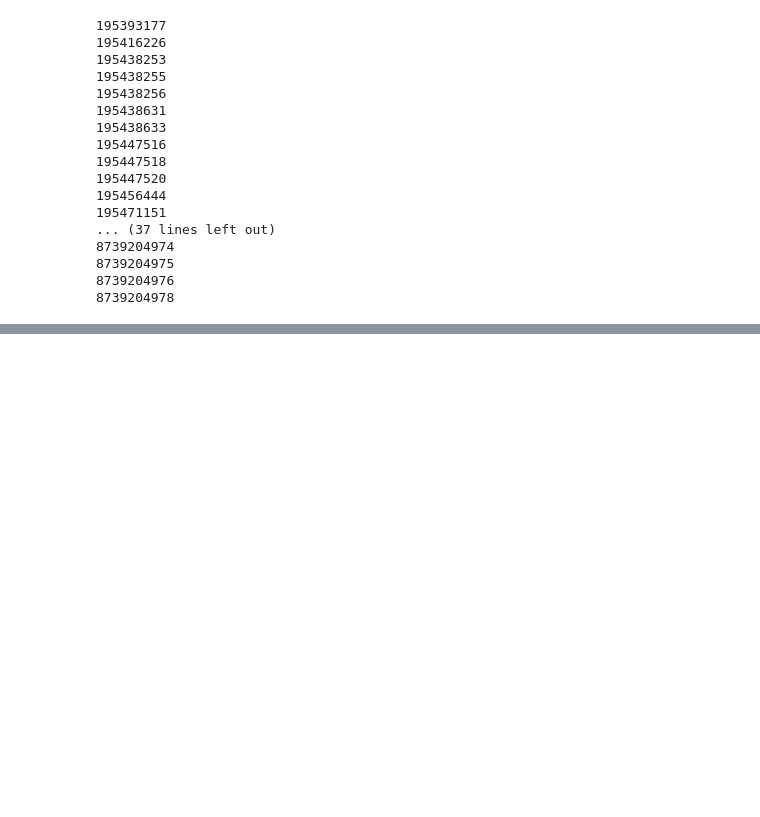
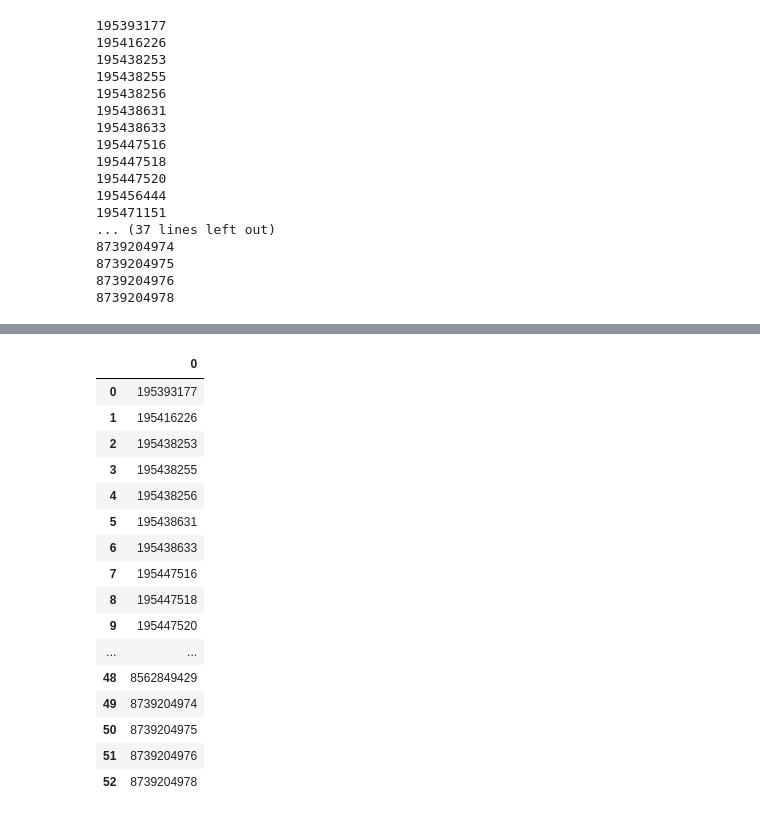
Before and after one commit to Monty2211/Optimal-City-Resource-Deployment-and-Path-Planning-with-Multiple-City-Agencies, a Jupyter notebook: Garbage-Pickup/Bounding Box Co-ordinates.ipynb, the cells around one changed output, grey strips where cells are left out. Saved outputs shown, nothing was run; the diff lists cells and outputs as text; code cells hidden in the pictures; blank space fills up the shorter version.

```diff
--- a/Garbage-Pickup/Bounding Box Co-ordinates.ipynb
+++ b/Garbage-Pickup/Bounding Box Co-ordinates.ipynb
@@ -30,0 +24,5 @@ ox.plot.plot_graph(G, bgcolor='#FFFFFF', node_color=colors[0], edge_color='light
+# %%
+# create network from that bounding box
+G = ox.graph_from_bbox(north, south, east, west, network_type="drive_service")
+colors = plt.rcParams['axes.prop_cycle'].by_key()['color']
+ox.plot.plot_graph(G, bgcolor='#FFFFFF', node_color=colors[0], edge_color='lightgray', node_size=5)
@@ -76,3 +77,10 @@ for i in G.nodes:
 8739204975
 8739204976
 8739204978
+# %%
+import pandas as pd
+data = pd.DataFrame()
+Nodes = []
+# %%
+for i in G.nodes:
+    Nodes.append(i)
@@ -78,0 +109,20 @@ for i in G.nodes:
+# %%
+data
+# %% [output]
+|  | 0 |
+| 0 | 195393177 |
+| 1 | 195416226 |
+| 2 | 195438253 |
+| 3 | 195438255 |
+| 4 | 195438256 |
+| 5 | 195438631 |
+| 6 | 195438633 |
+| 7 | 195447516 |
+| 8 | 195447518 |
+| 9 | 195447520 |
+| ... | ... |
+| 48 | 8562849429 |
+| 49 | 8739204974 |
+| 50 | 8739204975 |
+| 51 | 8739204976 |
+| 52 | 8739204978 |
```
Also changed, not shown: parts of 18 cells of this notebook.
